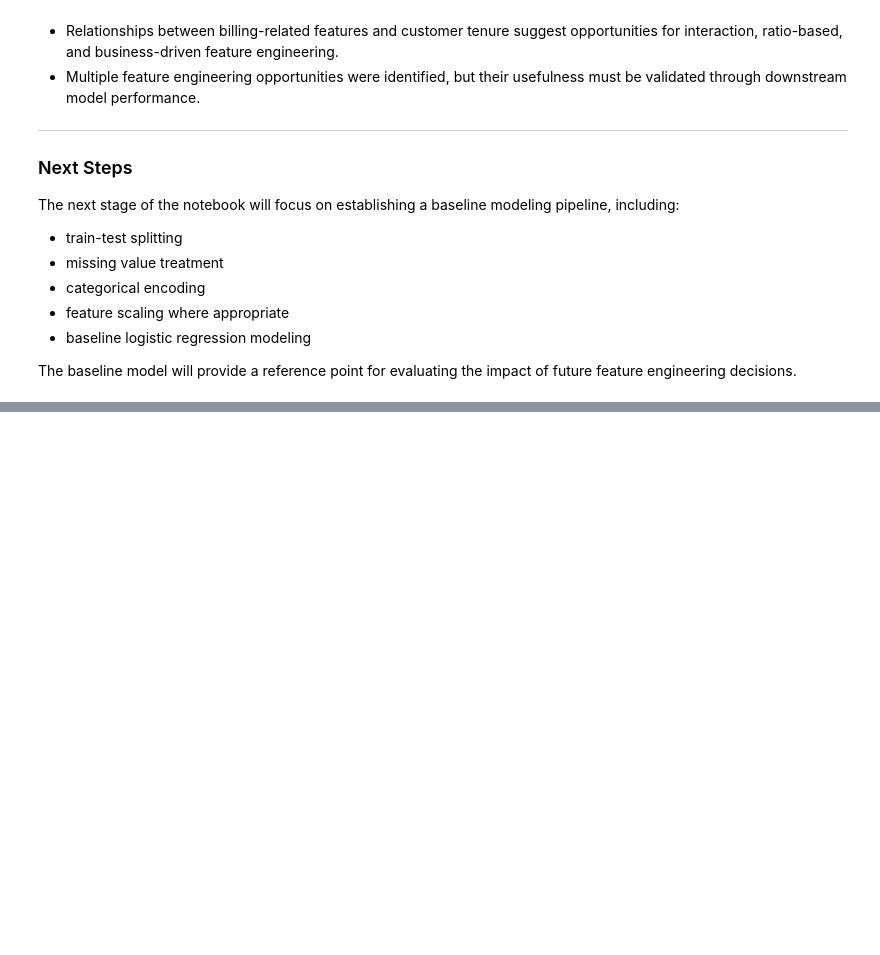
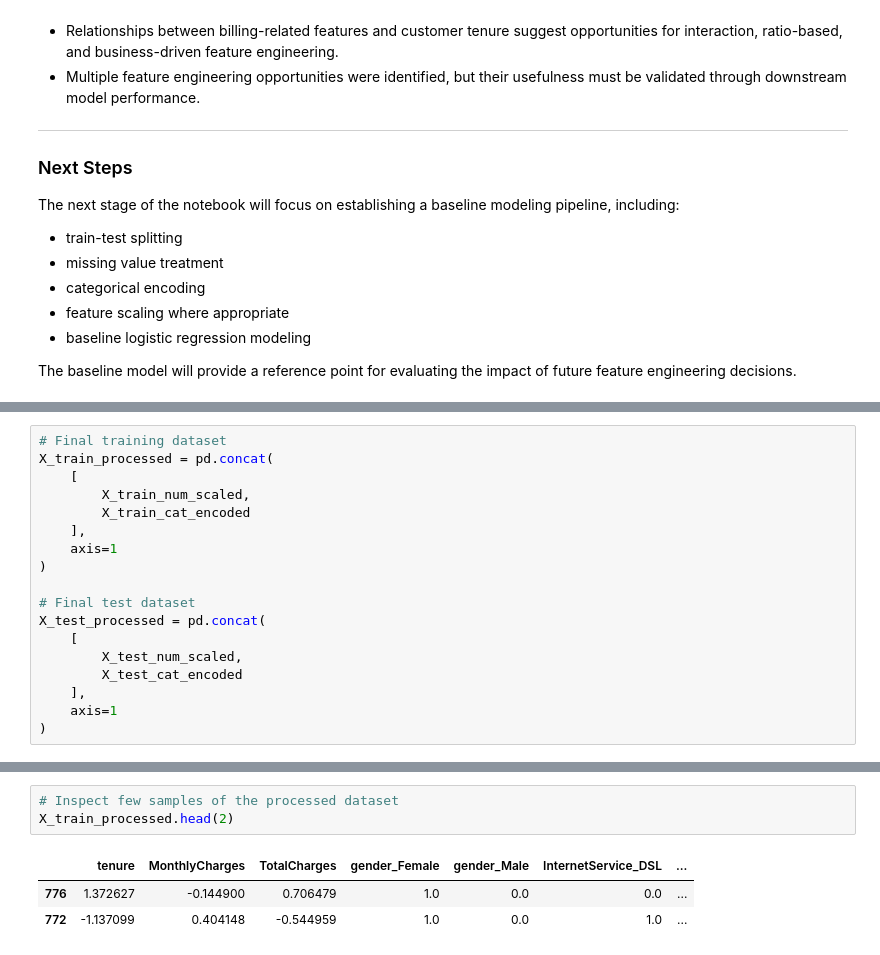
Before and after one commit to AmishaTiwari/ml-model-playbook, a Jupyter notebook: feature_engineering/feature_engineering.ipynb, the cells around one changed output, grey strips where cells are left out. Cells and saved outputs as stored; diff of their text form; blank space fills up the shorter version.

```diff
--- a/feature_engineering/feature_engineering.ipynb
+++ b/feature_engineering/feature_engineering.ipynb
@@ -828,0 +1241,18 @@ The baseline model will provide a reference point for evaluating the impact of f
+# %%
+# Final training dataset
+X_train_processed = pd.concat(
+    [
+        X_train_num_scaled,
+        X_train_cat_encoded
+    ],
+    axis=1
+)
+
+# Final test dataset
+X_test_processed = pd.concat(
+    [
+        X_test_num_scaled,
+        X_test_cat_encoded
+    ],
+    axis=1
+)
@@ -828,0 +1288,7 @@ The baseline model will provide a reference point for evaluating the impact of f
+# %%
+# Inspect few samples of the processed dataset
+X_train_processed.head(2)
+# %% [output]
+|  | tenure | MonthlyCharges | TotalCharges | gender_Female | gender_Male | InternetService_DSL | ... |
+| 776 | 1.372627 | -0.144900 | 0.706479 | 1.0 | 0.0 | 0.0 | ... |
+| 772 | -1.137099 | 0.404148 | -0.544959 | 1.0 | 0.0 | 1.0 | ... |
```
Also changed, not shown: parts of 57 cells of this notebook.
